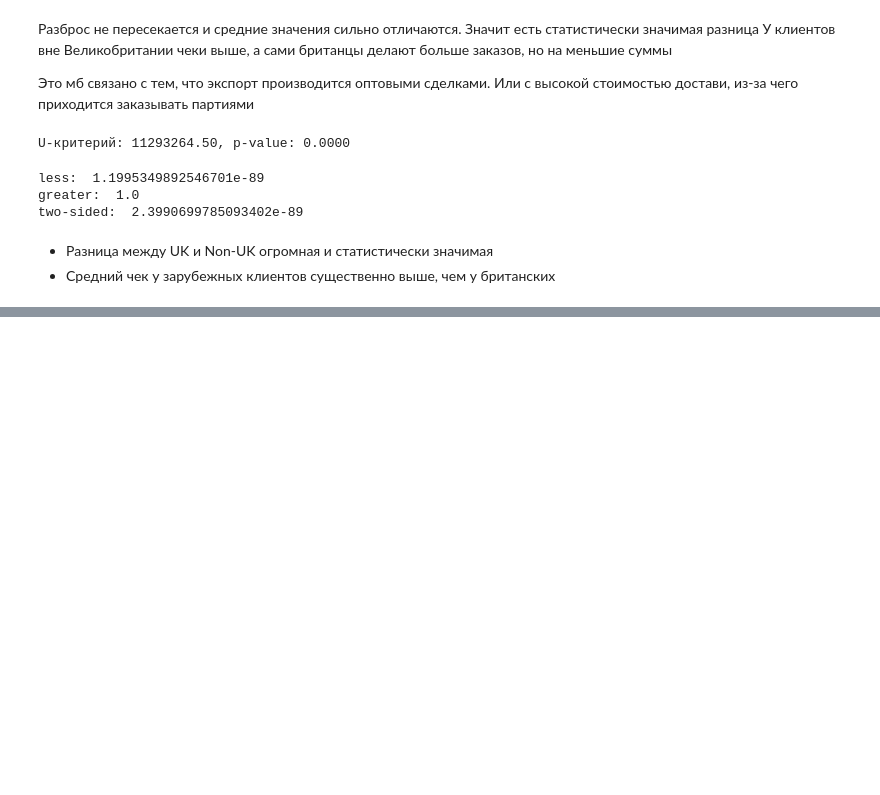
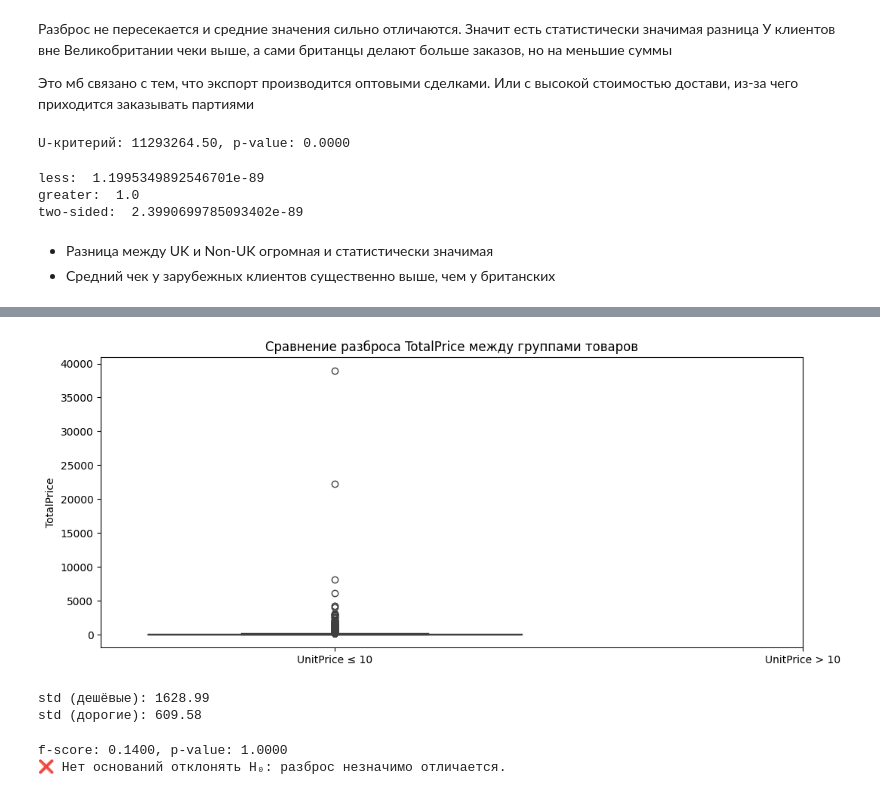
Before and after one commit to synotnaa/e-commerce-data-uk-retailer, a Jupyter notebook: notebooks/ecom_retail.ipynb, the cells around one changed output, grey strips where cells are left out. Cells and saved outputs as stored; diff of their text form; code cells hidden in the pictures; blank space fills up the shorter version.

```diff
--- a/notebooks/ecom_retail.ipynb
+++ b/notebooks/ecom_retail.ipynb
@@ -257,0 +323,46 @@ two-sided:  2.3990699785093402e-89
+# %%
+expensive_df = df[df['UnitPrice'] > 10]
+cheap_df = df[df['UnitPrice'] <= 10]
+
+expensive_orders = expensive_df.groupby('InvoiceNo')['TotalPrice'].sum()
+cheap_orders = cheap_df.groupby('InvoiceNo')['TotalPrice'].sum()
+# %%
+plt.figure(figsize=(12, 5))
+
+sns.boxplot(data=[cheap_orders, expensive_orders])
+plt.xticks([0, 1], ['UnitPrice ≤ 10', 'UnitPrice > 10'])
+plt.title('Сравнение разброса TotalPrice между группами товаров')
+plt.ylabel('TotalPrice')
+plt.show()
+# %% [output]
+[figure, added]
+# %%
+cheap_std = np.std(cheap_orders, ddof=1)
+expensive_std = np.std(expensive_orders, ddof=1)
+
+print(f"std (дешёвые): {cheap_std:.2f}")
+print(f"std (дорогие): {expensive_std:.2f}")
+# %% [output]
+std (дешёвые): 1628.99
+std (дорогие): 609.58
+# %%
+from scipy.stats import f
+
+var1 = np.var(expensive_orders, ddof=1)
+var2 = np.var(cheap_orders, ddof=1)
+
+F = var1 / var2
+
+df1 = len(expensive_orders) - 1
+df2 = len(cheap_orders) - 1
+
+p_value = 1 - f.cdf(F, df1, df2)
+print(f"f-score: {F:.4f}, p-value: {p_value:.4f}")
+
+if p_value < 0.05:
+    print("✅ Отклоняем H₀: разброс у дорогих товаров статистически выше.")
+else:
+    print("❌ Нет оснований отклонять H₀: разброс незначимо отличается.")
+# %% [output]
+f-score: 0.1400, p-value: 1.0000
+❌ Нет оснований отклонять H₀: разброс незначимо отличается.
```
Also changed, not shown: parts of 29 cells of this notebook, 2 other files.
